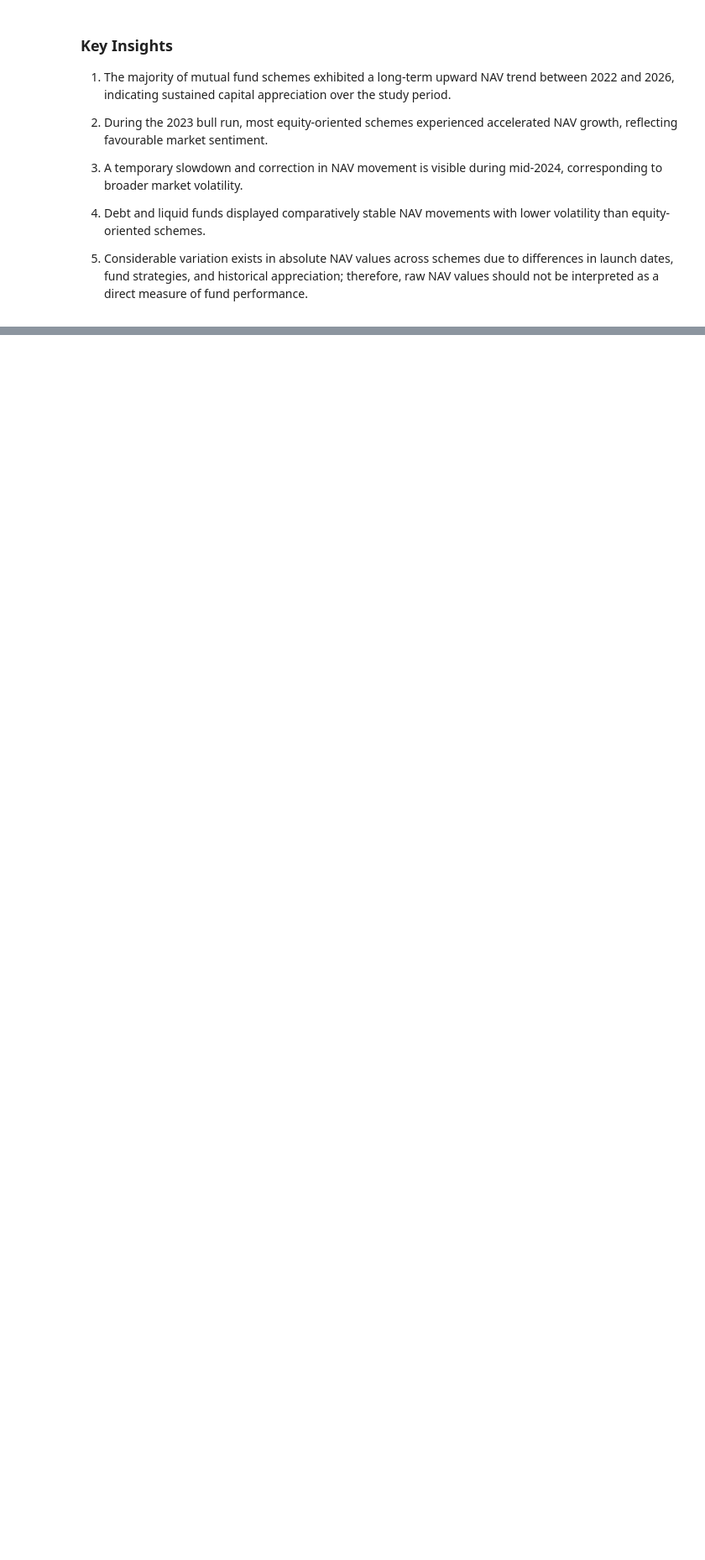
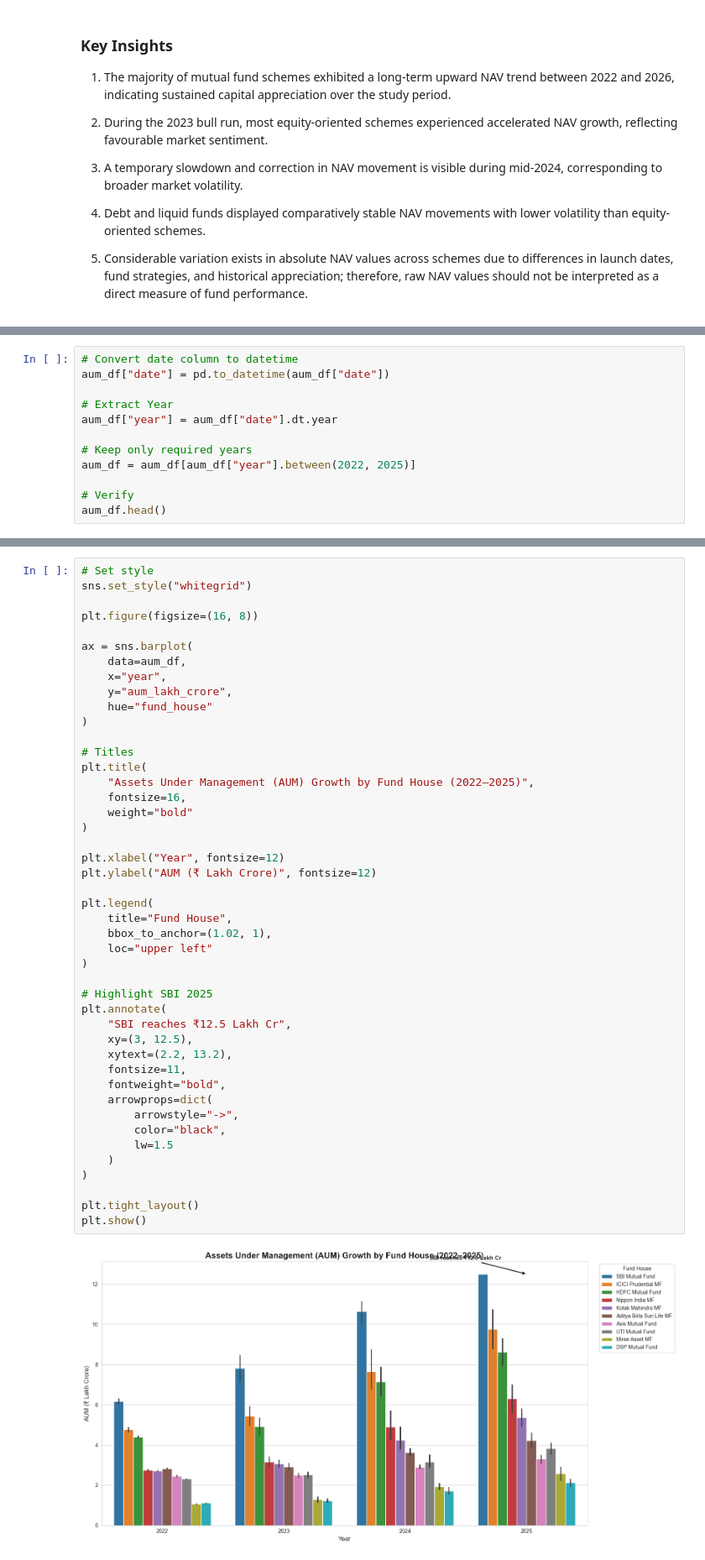
Before and after one commit to Reena-Ydv/Mutual_Fund_Analytics_Project, a Jupyter notebook: Notebooks/EDA_Analysis.ipynb, the cells around one changed output, grey strips where cells are left out. Shown at 84% size. Drawn from its saved outputs; the diff is of its cells as text; blank space fills up the shorter version.

Commit message:
Complete remaining data cleaning notebooks, processed datasets and reports

```diff
--- a/Notebooks/EDA_Analysis.ipynb
+++ b/Notebooks/EDA_Analysis.ipynb
@@ -210,0 +248,12 @@ which can be installed using pip:
+# %%
+# Convert date column to datetime
+aum_df["date"] = pd.to_datetime(aum_df["date"])
+
+# Extract Year
+aum_df["year"] = aum_df["date"].dt.year
+
+# Keep only required years
+aum_df = aum_df[aum_df["year"].between(2022, 2025)]
+
+# Verify
+aum_df.head()
@@ -210,0 +267,47 @@ which can be installed using pip:
+# %%
+# Set style
+sns.set_style("whitegrid")
+
+plt.figure(figsize=(16, 8))
+
+ax = sns.barplot(
+    data=aum_df,
+    x="year",
+    y="aum_lakh_crore",
+    hue="fund_house"
+)
+
+# Titles
+plt.title(
+    "Assets Under Management (AUM) Growth by Fund House (2022–2025)",
+    fontsize=16,
+    weight="bold"
+)
+
+plt.xlabel("Year", fontsize=12)
+plt.ylabel("AUM (₹ Lakh Crore)", fontsize=12)
+
+plt.legend(
+    title="Fund House",
+    bbox_to_anchor=(1.02, 1),
+    loc="upper left"
+)
+
+# Highlight SBI 2025
+plt.annotate(
+    "SBI reaches ₹12.5 Lakh Cr",
+    xy=(3, 12.5),
+    xytext=(2.2, 13.2),
+    fontsize=11,
+    fontweight="bold",
+    arrowprops=dict(
+        arrowstyle="->",
+        color="black",
+        lw=1.5
+    )
+)
+
+plt.tight_layout()
+plt.show()
+# %% [output]
+[figure, added]
```
Also changed, not shown: parts of 14 cells of this notebook, 11 other files.
